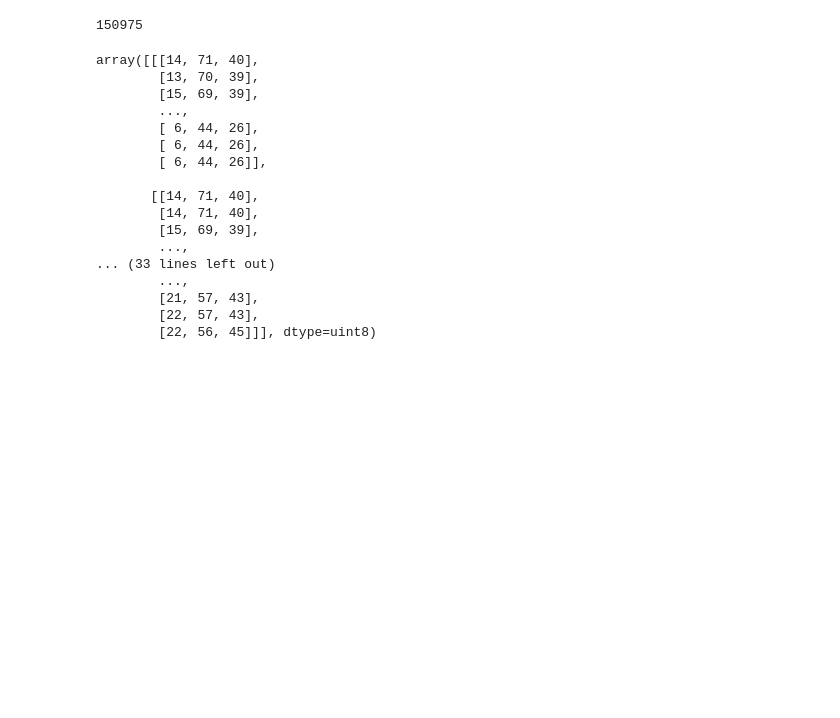
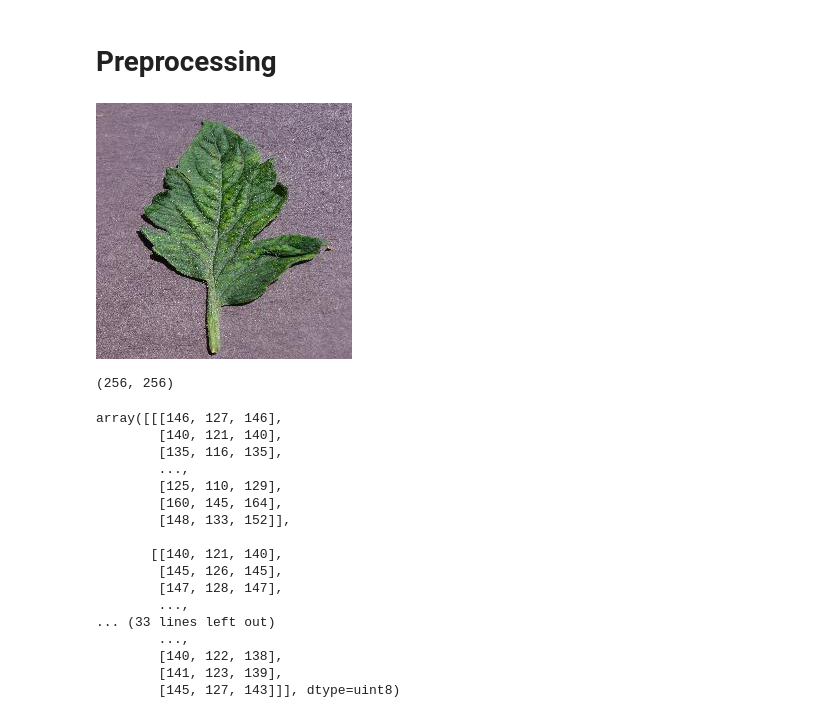
Before and after one commit to trifarameliniaa/SKRIPSI, a Jupyter notebook: Skripsi_Citra.ipynb, the cells around one changed output. Drawn from its saved outputs; the diff is of its cells as text; code cells hidden in the pictures; blank space fills up the shorter version.

```diff
--- a/Skripsi_Citra.ipynb
+++ b/Skripsi_Citra.ipynb
@@ -1,4 +1,6 @@
 # %% [markdown]
 <a href="https://colab.research.google.com/github/trifarameliniaa/SKRIPSI/blob/main/Skripsi_Citra.ipynb" target="_parent"><img src="https://colab.research.google.com/assets/colab-badge.svg" alt="Open In Colab"/></a>
+# %% [markdown]
+# Preprocessing
 # %%
 from PIL import Image
@@ -12,25 +11,30 @@ img = cv2.imread('/content/penyakit-daun-tanaman.jpg')
+# %%
+img = Image.open('/content/Tomato_Tomato_mosaic_virus15.jpg')
+img
+# %% [output]
+[figure, added]
 # %%
 img.size
 # %% [output]
-150975
+(256, 256)
 # %%
 img_array = np.array(img)
 img_array
 # %% [output]
-array([[[14, 71, 40],
-        [13, 70, 39],
-        [15, 69, 39],
+array([[[146, 127, 146],
+        [140, 121, 140],
+        [135, 116, 135],
         ...,
-        [ 6, 44, 26],
-        [ 6, 44, 26],
-        [ 6, 44, 26]],
+        [125, 110, 129],
+        [160, 145, 164],
+        [148, 133, 152]],
 
-       [[14, 71, 40],
-        [14, 71, 40],
-        [15, 69, 39],
+       [[140, 121, 140],
+        [145, 126, 145],
+        [147, 128, 147],
         ...,
 ... (33 lines left out)
         ...,
-        [21, 57, 43],
-        [22, 57, 43],
-        [22, 56, 45]]], dtype=uint8)
+        [140, 122, 138],
+        [141, 123, 139],
+        [145, 127, 143]]], dtype=uint8)
```
Also changed, not shown: parts of 7 cells of this notebook.
